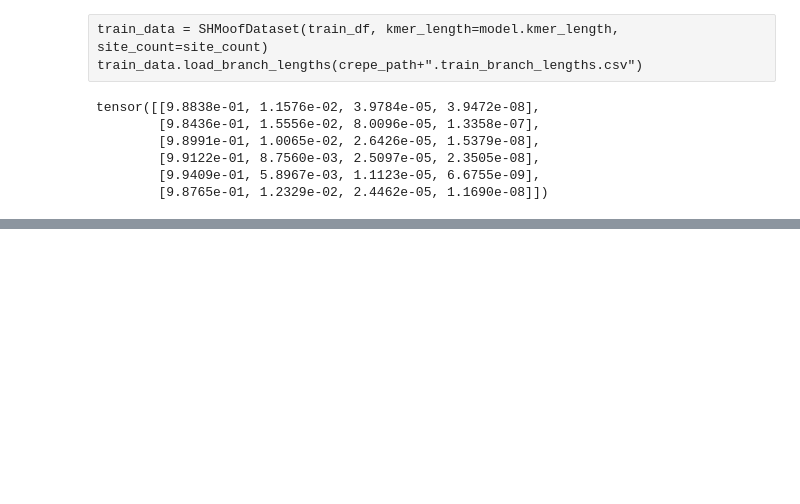
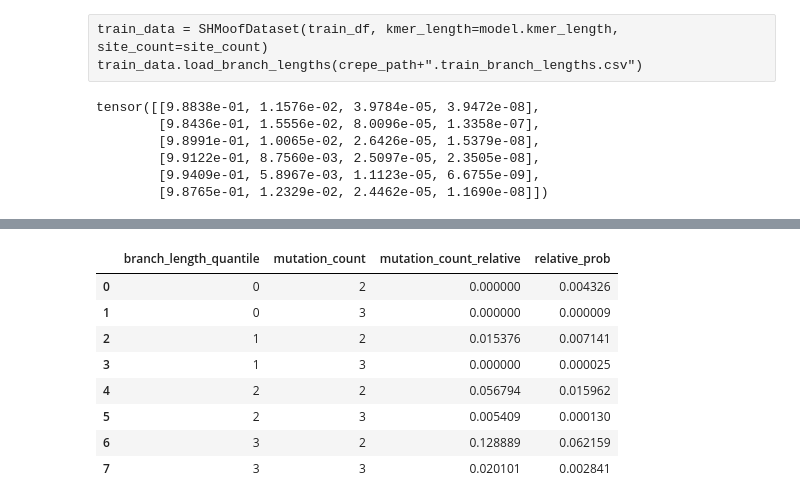
Before and after one commit to matsengrp/thrifty-experiments-1, a Jupyter notebook: human/neutral_codon.ipynb, the cells around one changed output, grey strips where cells are left out. Drawn from its saved outputs; the diff is of its cells as text; code cells hidden in the pictures; blank space fills up the shorter version.

```diff
--- a/human/neutral_codon.ipynb
+++ b/human/neutral_codon.ipynb
@@ -235,6 +235,8 @@ mutated_codons_count
 # %%
 total_diff_probs = torch.zeros(4)
 prob_count = 0
+
+all_diff_probs_l = []
 
 # loop through every row of pcp_df
 for _, row in pcp_df.iterrows():
@@ -253,11 +255,15 @@ for _, row in pcp_df.iterrows():
     codon_probs = codon_probs_of_parent_scaled_rates_and_sub_probs(parent_idxs, scaled_rates, subs_probs)
 
     diff_probs = probs_of_difference_count_seq(parent, codon_probs, num_diff_tensors)
+    all_diff_probs_l.append(diff_probs)
 
     real_diff_probs = diff_probs[diff_probs.min(axis=1).values > torch.tensor([-99.]), :]
     total_diff_probs += real_diff_probs.sum(dim=0)
     prob_count += real_diff_probs.shape[0]
 
+all_diff_probs = torch.cat(all_diff_probs_l)
+all_diff_probs.shape
+
 mean_diff_probs = total_diff_probs / prob_count
 mean_diff_probs
 # %% [output]
@@ -264,0 +271,5 @@ tensor([9.7247e-01, 2.6584e-02, 9.1313e-04, 2.8865e-05])
+# %%
+padded_diff_probs = torch.nn.utils.rnn.pad_sequence(all_diff_probs_l, batch_first=True, padding_value=-100.0)
+# pad padded_diff_probs even more to make the second dimension of size site_count//3
+padded_diff_probs = F.pad(padded_diff_probs, (0, 0, 0, site_count//3 - padded_diff_probs.size(1)))
+padded_diff_probs.shape
@@ -264,0 +298,6 @@ tensor([9.7247e-01, 2.6584e-02, 9.1313e-04, 2.8865e-05])
+# %%
+# compute quartiles of pcp_df["branch_length"]
+pcp_quantiles = pcp_df["branch_length"].quantile([0.25, 0.5, 0.75])
+# add a quantile column to pcp_df
+pcp_df["branch_length_quantile"] = pd.qcut(pcp_df["branch_length"], q=4, labels=False)
+pcp_df["branch_length_quantile"].value_counts()
@@ -264,0 +346,32 @@ tensor([9.7247e-01, 2.6584e-02, 9.1313e-04, 2.8865e-05])
+# %%
+relative_data = []
+
+for quantile in pcp_df["branch_length_quantile"].unique():
+    child_codon_mut_count_q = count_codon_mutations(pcp_df[pcp_df["branch_length_quantile"] == quantile], child_col="child")
+
+    # let all_diff_probs_q be the subset of all_diff_probs corresponding when pcp_df["branch_length_quantile"] == quantile
+    padded_diff_probs_q = padded_diff_probs[pcp_df["branch_length_quantile"] == quantile]
+    predictions = mean_excluding_sentinel(padded_diff_probs_q, -100.0)
+
+    for i in range(2, 4):
+        relative_data.append({
+            "branch_length_quantile": quantile,
+            "mutation_count": i,
+            "mutation_count_relative": child_codon_mut_count_q[i] / child_codon_mut_count_q[1],
+            "relative_prob": (predictions[i] / predictions[1]).item(),
+        })
+
+relative_df = pd.DataFrame(relative_data)
+# sort by branch_length_quantile and mutation_count
+relative_df = relative_df.sort_values(["branch_length_quantile", "mutation_count"]).reset_index(drop=True)
+relative_df
+# %% [output]
+|  | branch_length_quantile | mutation_count | mutation_count_relative | relative_prob |
+| 0 | 0 | 2 | 0.000000 | 0.004326 |
+| 1 | 0 | 3 | 0.000000 | 0.000009 |
+| 2 | 1 | 2 | 0.015376 | 0.007141 |
+| 3 | 1 | 3 | 0.000000 | 0.000025 |
+| 4 | 2 | 2 | 0.056794 | 0.015962 |
+| 5 | 2 | 3 | 0.005409 | 0.000130 |
+| 6 | 3 | 2 | 0.128889 | 0.062159 |
+| 7 | 3 | 3 | 0.020101 | 0.002841 |
```
Also changed, not shown: parts of 13 cells of this notebook.
